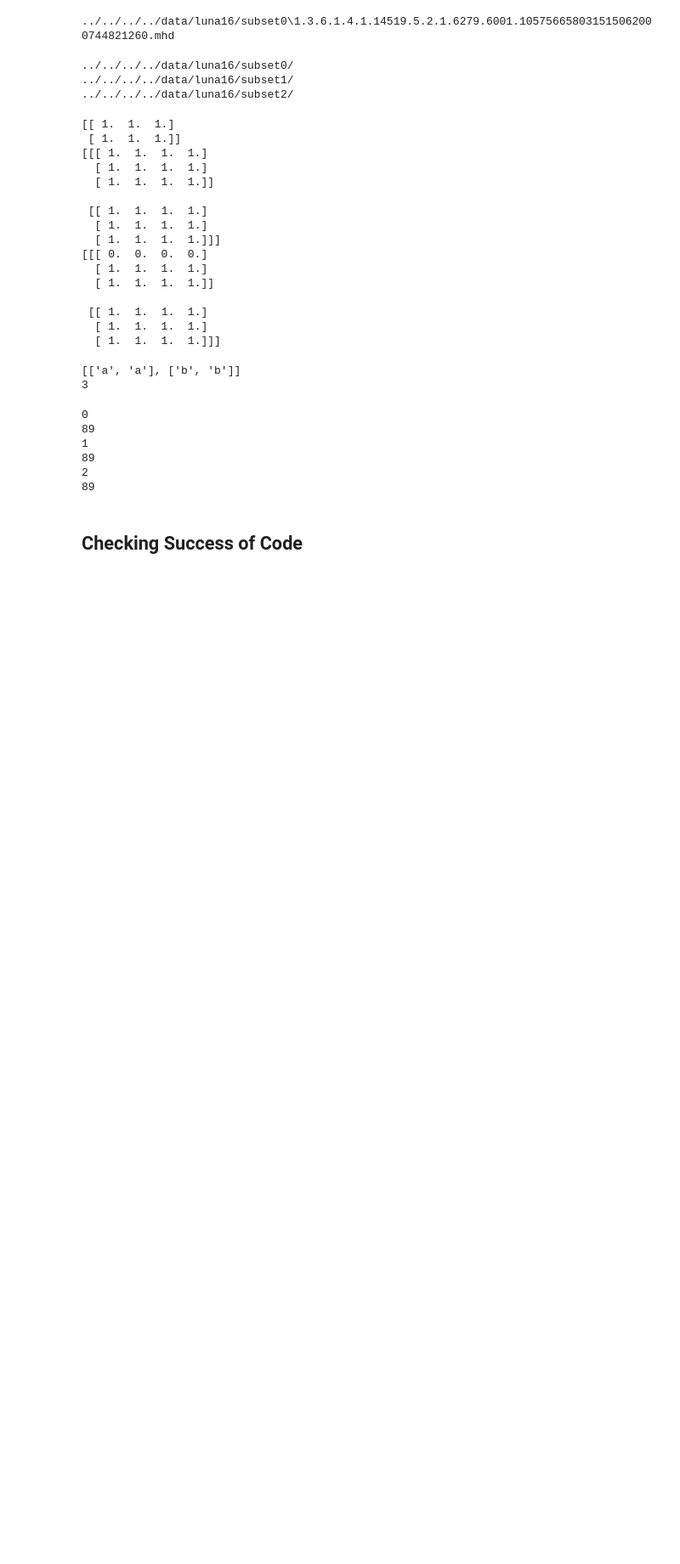
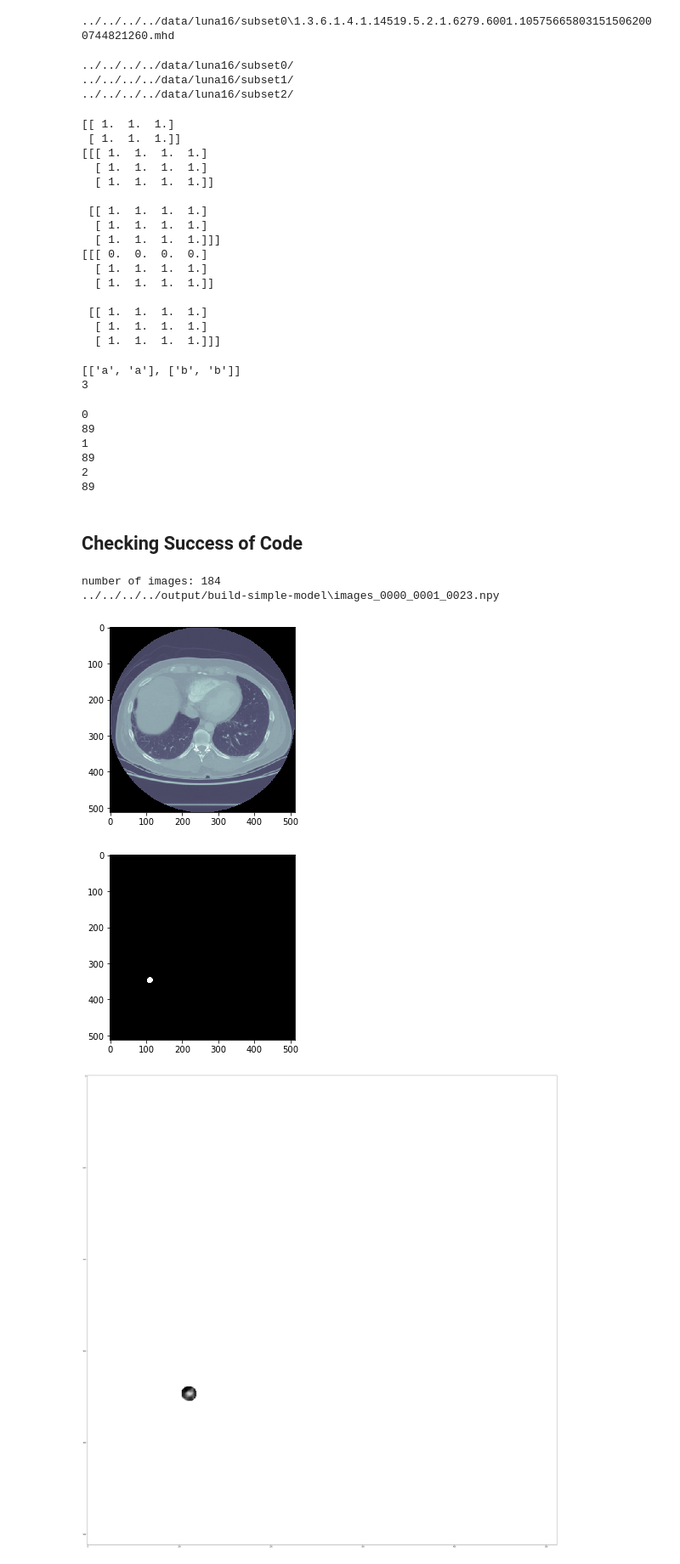
Before and after one commit to 3-musketeers/kaggle-dsb, a Jupyter notebook: pipeline/build-simple-model/luna-mask-extraction/sandbox.ipynb, the cells around one changed output. Shown at 85% size. Drawn from its saved outputs; the diff is of its cells as text; code cells hidden in the pictures; blank space fills up the shorter version.

```diff
--- a/pipeline/build-simple-model/luna-mask-extraction/sandbox.ipynb
+++ b/pipeline/build-simple-model/luna-mask-extraction/sandbox.ipynb
@@ -388,3 +388,35 @@ for subsetnum, subsetlist in enumerate(FILE_LIST):
 89
 # %% [markdown]
 ## Checking Success of Code
+# %%
+import pylab
+from matplotlib.figure import Figure
+
+FILE_LIST = glob(OUTPUT_PATH + '/' + 'images' + '*.npy')
+print("number of images: " + str(len(FILE_LIST)))
+for i, imgfilepath in enumerate(FILE_LIST):
+    print(imgfilepath)
+    maskfilepath = imgfilepath.replace('images', 'masks')
+    # print(maskfilepath)
+    imgfile = np.load(imgfilepath)
+    maskfile = np.load(maskfilepath)
+    # print(imgfile[0].ndim)
+    pylab.imshow(imgfile[0], cmap=pylab.cm.bone)
+    pylab.show()
+    pylab.imshow(maskfile[0], cmap=pylab.cm.bone)
+    pylab.show()
+    applied_mask = np.ndarray(imgfile[0].shape)
+    for i in range(len(imgfile[0])):
+        applied_mask[i] = imgfile[0][i] * maskfile[0][i]
+
+    fig = pylab.figure(figsize = (52,52))
+    ax = fig.add_subplot(111)
+    ax.imshow(applied_mask, cmap='gray')
+    pylab.show()
+    break
+# %% [output]
+number of images: 184
+../../../../output/build-simple-model\images_0000_0001_0023.npy
+[figure, added]
+[figure, added]
+[figure, added]
```
Also changed, not shown: parts of 1 cell of this notebook.
